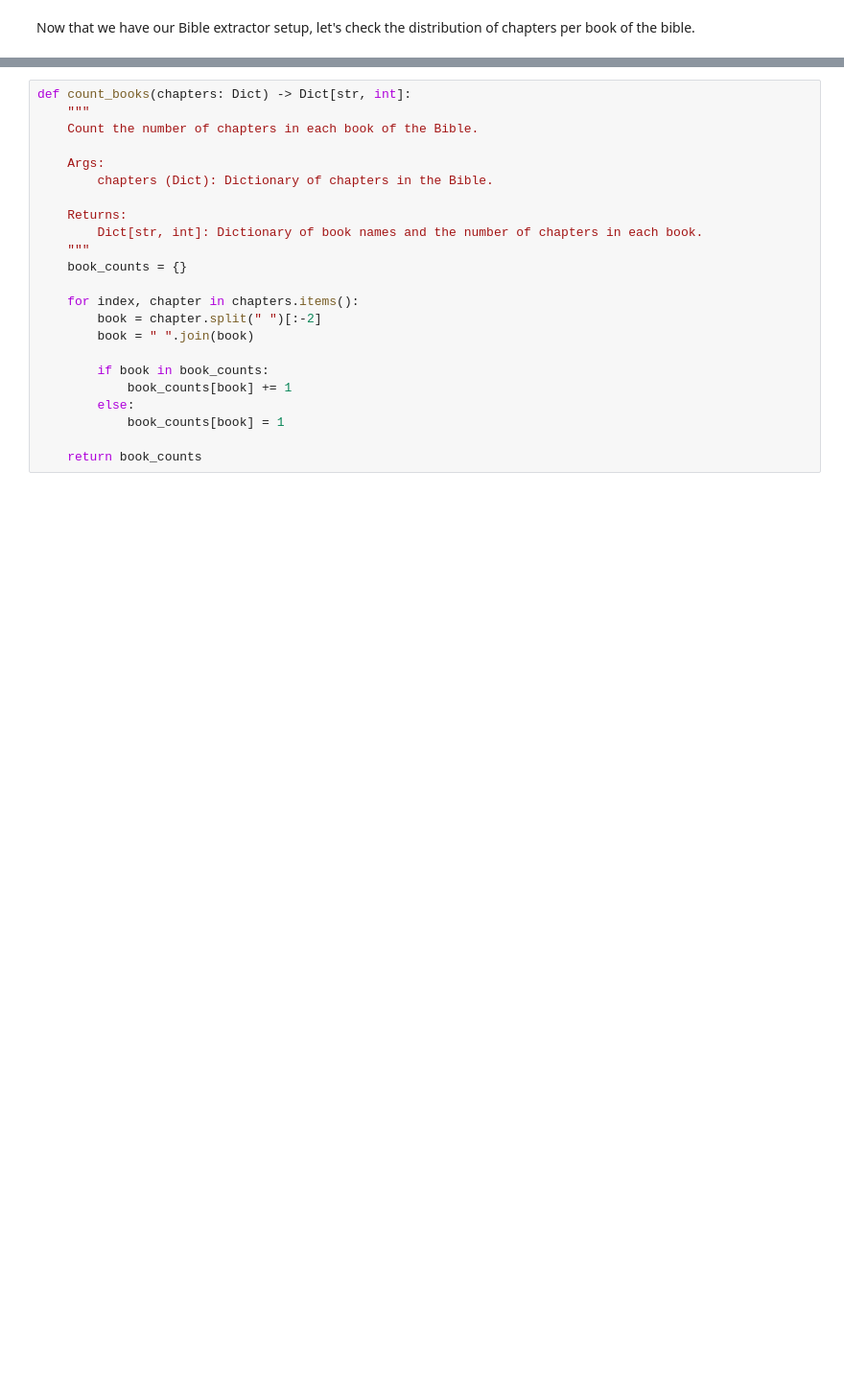
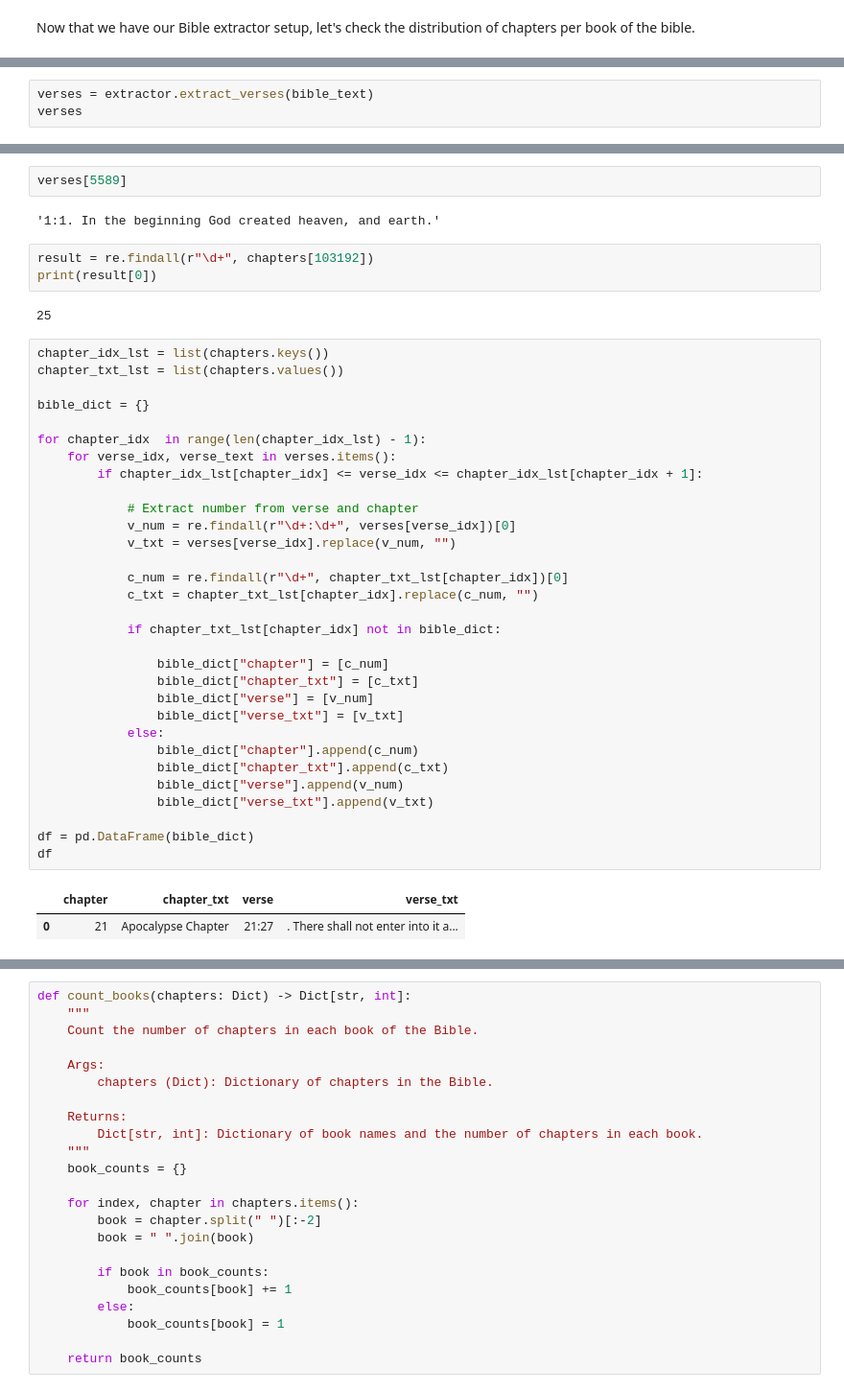
Before and after one commit to rafa-coding-projects/bible-nlp, a Jupyter notebook: eda.ipynb, the cells around one changed output, grey strips where cells are left out. Shown at 96% size. Saved outputs shown, nothing was run; the diff lists cells and outputs as text; blank space fills up the shorter version.

```diff
--- a/eda.ipynb
+++ b/eda.ipynb
@@ -29 +36,4 @@ chapters
  ...}
+# %%
+verses = extractor.extract_verses(bible_text)
+verses
@@ -29,0 +58,43 @@ chapters
+# %%
+verses[5589]
+# %% [output]
+'1:1. In the beginning God created heaven, and earth.'
+# %%
+result = re.findall(r"\d+", chapters[103192])
+print(result[0])
+# %% [output]
+25
+# %%
+chapter_idx_lst = list(chapters.keys())
+chapter_txt_lst = list(chapters.values())
+
+bible_dict = {}
+
+for chapter_idx  in range(len(chapter_idx_lst) - 1):
+    for verse_idx, verse_text in verses.items():
+        if chapter_idx_lst[chapter_idx] <= verse_idx <= chapter_idx_lst[chapter_idx + 1]:
+
+            # Extract number from verse and chapter
+            v_num = re.findall(r"\d+:\d+", verses[verse_idx])[0]
+            v_txt = verses[verse_idx].replace(v_num, "")
+
+            c_num = re.findall(r"\d+", chapter_txt_lst[chapter_idx])[0]
+            c_txt = chapter_txt_lst[chapter_idx].replace(c_num, "")
+
+            if chapter_txt_lst[chapter_idx] not in bible_dict:
+
+                bible_dict["chapter"] = [c_num]
+                bible_dict["chapter_txt"] = [c_txt]
+                bible_dict["verse"] = [v_num]
+                bible_dict["verse_txt"] = [v_txt]
+            else:
+                bible_dict["chapter"].append(c_num)
+                bible_dict["chapter_txt"].append(c_txt)
+                bible_dict["verse"].append(v_num)
+                bible_dict["verse_txt"].append(v_txt)
+
+df = pd.DataFrame(bible_dict)
+df
+# %% [output]
+|  | chapter | chapter_txt | verse | verse_txt |
+| 0 | 21 | Apocalypse Chapter | 21:27 | . There shall not enter into it a... |
```
Also changed, not shown: parts of 11 cells of this notebook, 1 other file.
